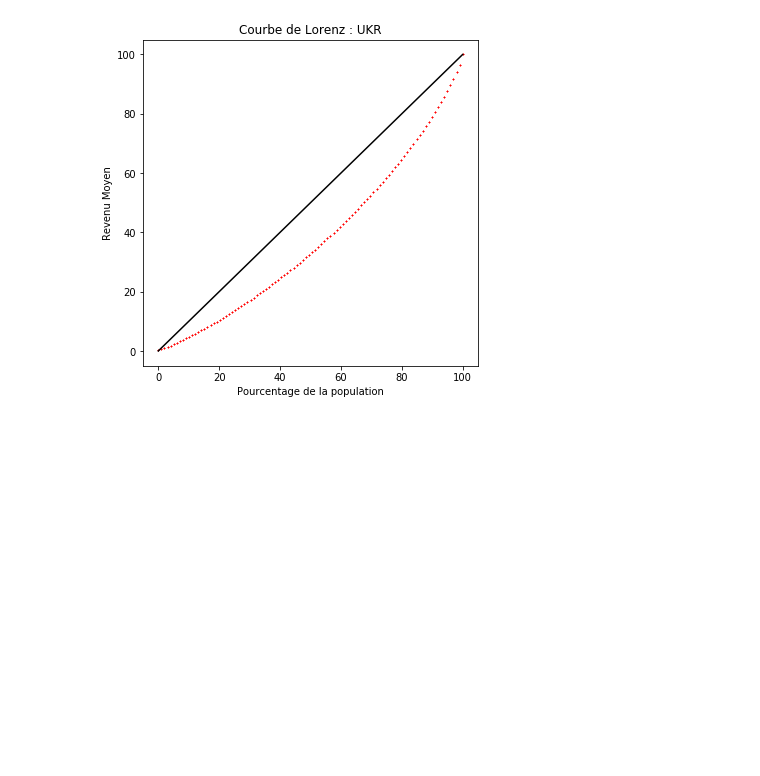
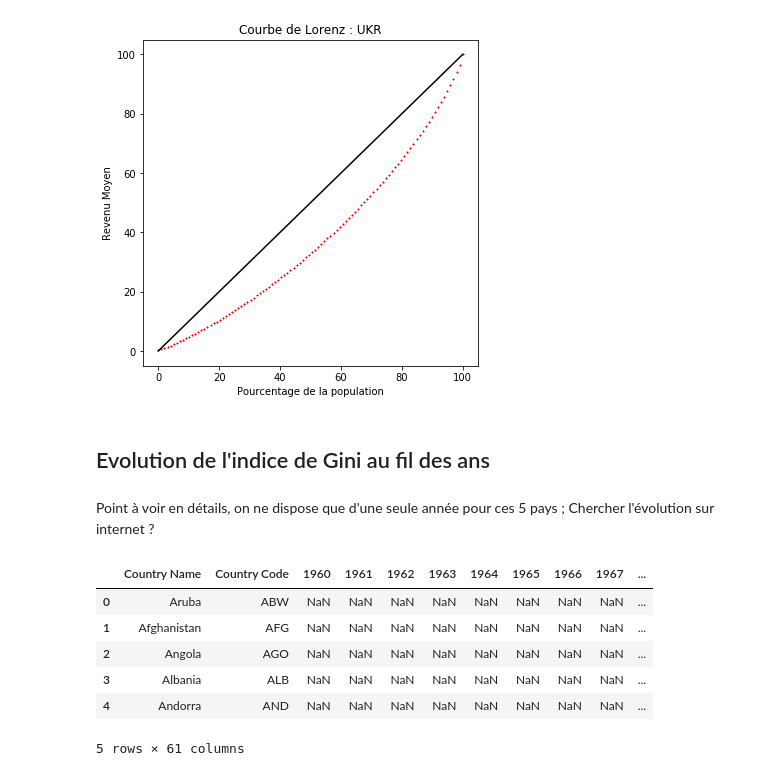
Before and after one commit to Julien-paulet/Projet_7, a Jupyter notebook: Effectuez_une_prediction_de_revenus_main_file.ipynb, the cells around one changed output. Drawn from its saved outputs; the diff is of its cells as text; code cells hidden in the pictures; blank space fills up the shorter version.

```diff
--- a/Effectuez_une_prediction_de_revenus_main_file.ipynb
+++ b/Effectuez_une_prediction_de_revenus_main_file.ipynb
@@ -281,3 +266,20 @@ lorenz(sampled_data)
 [figure]
 [figure]
 [figure]
+# %% [markdown]
+## Evolution de l'indice de Gini au fil des ans
+# %% [markdown]
+<p> Point à voir en détails, on ne dispose que d'une seule année pour ces 5 pays ; Chercher l'évolution sur internet ? </p>
+# %%
+indice_gini = pd.read_excel("gini_excel.xls")
+indice_gini = indice_gini.drop(columns=['Indicator Code', 'Indicator Name'])
+#indice_gini = indice_gini.set_index(['Country Name', 'Country Code'])
+indice_gini.head()
+# %% [output]
+|  | Country Name | Country Code | 1960 | 1961 | 1962 | 1963 | 1964 | 1965 | 1966 | 1967 | ... |
+| 0 | Aruba | ABW | NaN | NaN | NaN | NaN | NaN | NaN | NaN | NaN | ... |
+| 1 | Afghanistan | AFG | NaN | NaN | NaN | NaN | NaN | NaN | NaN | NaN | ... |
+| 2 | Angola | AGO | NaN | NaN | NaN | NaN | NaN | NaN | NaN | NaN | ... |
+| 3 | Albania | ALB | NaN | NaN | NaN | NaN | NaN | NaN | NaN | NaN | ... |
+| 4 | Andorra | AND | NaN | NaN | NaN | NaN | NaN | NaN | NaN | NaN | ... |
+5 rows × 61 columns
```
Also changed, not shown: parts of 10 cells of this notebook.
